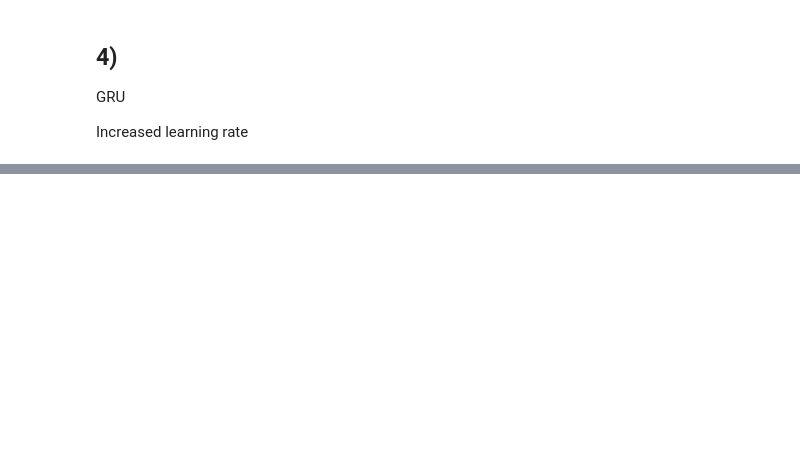
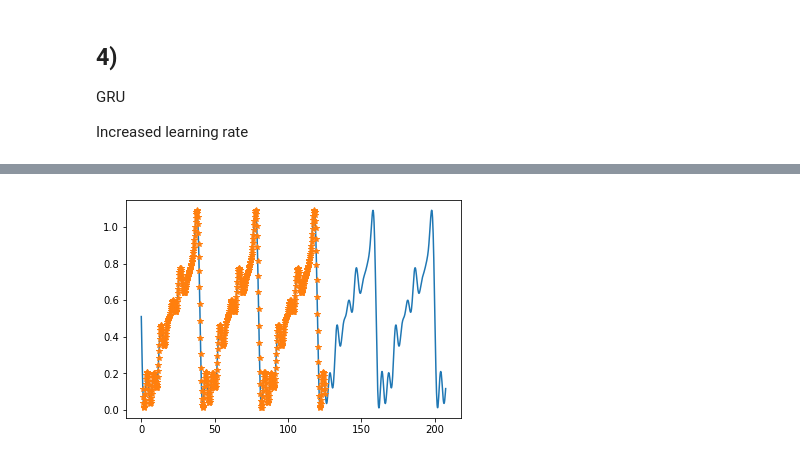
Before and after one commit to as641651/TensorFlowDocker, a Jupyter notebook: exercise/21_RNN_Abalation_study.ipynb, the cells around one changed output, grey strips where cells are left out. Cells and saved outputs as stored; diff of their text form; code cells hidden in the pictures; blank space fills up the shorter version.

```diff
--- a/exercise/21_RNN_Abalation_study.ipynb
+++ b/exercise/21_RNN_Abalation_study.ipynb
@@ -320,0 +439,29 @@ INFO:tensorflow:Restoring parameters from models/RNN4/my_first_model.ckpt
+# %%
+SEQ = 600
+N = 66.
+RESOLUTION = 1000
+
+b = np.random.uniform(-.05,.05,10)
+def f(x):
+    y = 0.5
+    for i in range(1,10):
+        omega = i*np.pi/20.
+        y -= (0.318/i)*np.sin(omega*x) + b[i]*np.cos(omega*x)
+
+    return y
+
+FUNC = f
+
+train_dataset_2 = get_dataset(SEQ)
+train_dataset_2 = train_dataset_2.repeat(1)
+train_iterator_2 = train_dataset_2.make_one_shot_iterator()
+# %%
+with tf.Session() as sess:
+    hdl = sess.run(train_iterator_2.string_handle())
+    x,y_ = sess.run([idx,y],{handle:hdl})
+
+    x_full = np.linspace(0,N*np.pi,RESOLUTION)
+    plt.plot(x_full,FUNC(x_full))
+    plt.plot(x[0],y_[0,:,0],'*')
+# %% [output]
+[figure, added]
```
Also changed, not shown: parts of 27 cells of this notebook.
